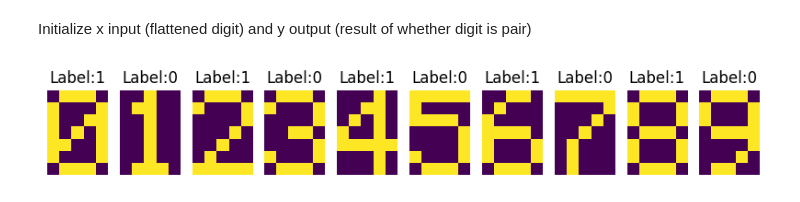
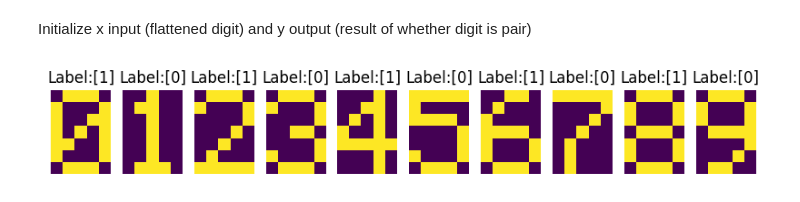
Before and after one commit to tristanff/SIA-TP3, a Jupyter notebook: Exercise3/Multilayer.ipynb, the cells around one changed output. Drawn from its saved outputs; the diff is of its cells as text; code cells hidden in the pictures.

```diff
--- a/Exercise3/Multilayer.ipynb
+++ b/Exercise3/Multilayer.ipynb
@@ -170,13 +185,13 @@ array([[0, 1, 1, 1, 0, 1, 0, 0, 0, 1, 1, 0, 0, 1, 1, 1, 0, 1, 0, 1, 1, 1,
 Initialize x input (flattened digit) and y output (result of whether digit is pair)
 # %%
 x = data_flattened
-y = np.array([1, 0, 1, 0, 1, 0, 1, 0, 1, 0])
+y = np.array([1, 0, 1, 0, 1, 0, 1, 0, 1, 0]).reshape(-1, 1)
 
 plt.figure(figsize=(10, 3))
 for i, img in enumerate(data_flattened):
     plt.subplot(1, 10, i+1)
     plt.title('Label:' + str(y[i]))
     plt.axis('off')
     plt.imshow(np.reshape(img, (7,5)))
 # %% [output]
-[figure, old version]
+[figure, new version]
```
Also changed, not shown: parts of 10 cells of this notebook.
